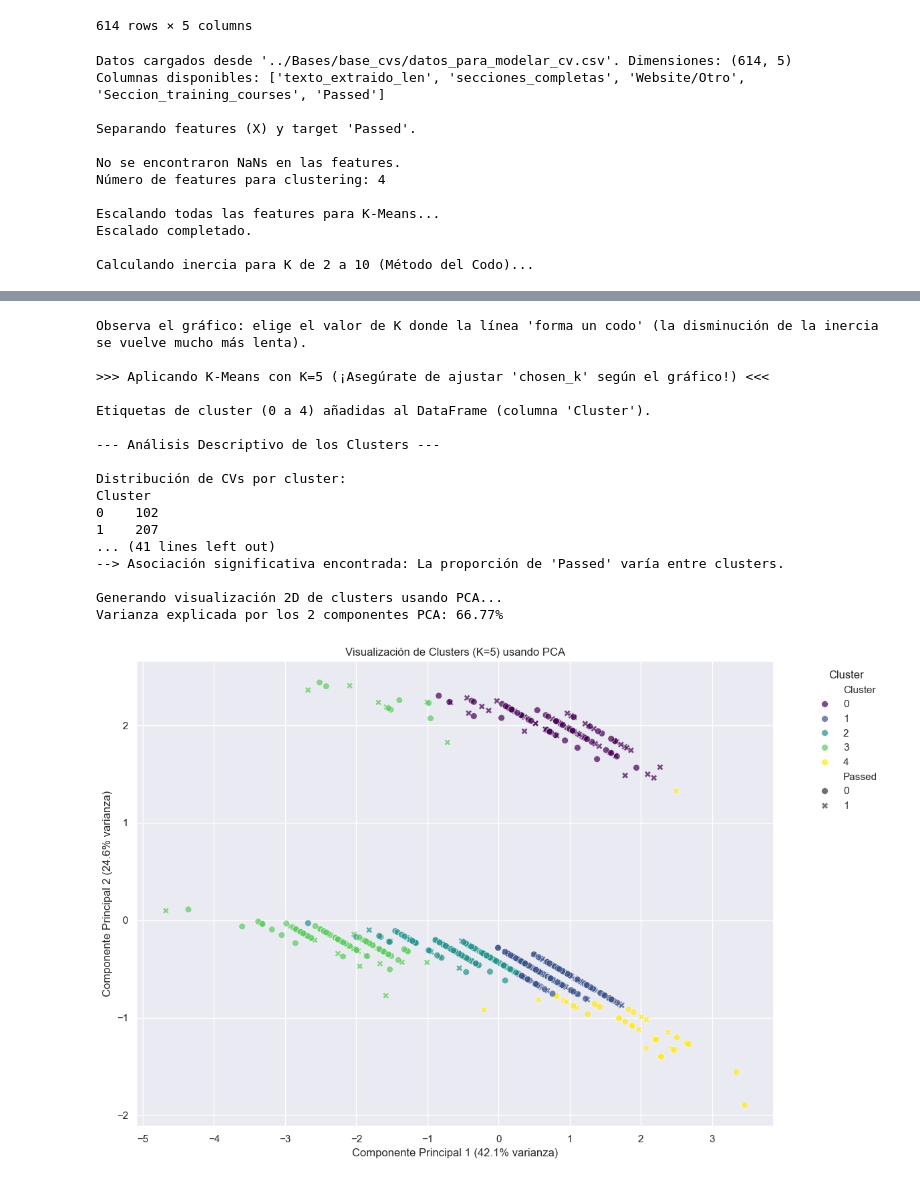
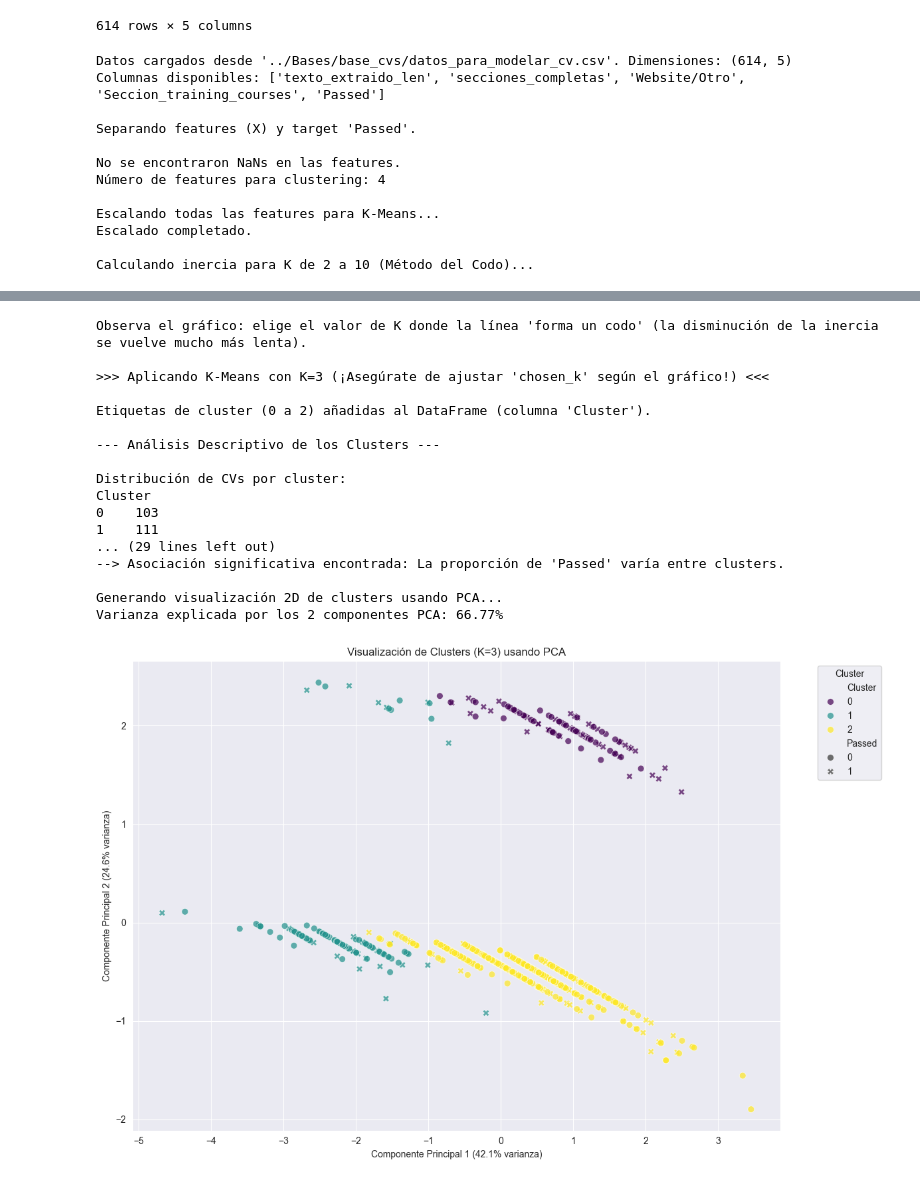
Before and after one commit to mastervecino/ProyectoFinalMaestria, a Jupyter notebook: Modelado/Clustering y PCA.ipynb, the cells around one changed output, grey strips where cells are left out. Drawn from its saved outputs; the diff is of its cells as text; code cells hidden in the pictures.

```diff
--- a/Modelado/Clustering y PCA.ipynb
+++ b/Modelado/Clustering y PCA.ipynb
@@ -304,7 +304,7 @@ if df_cluster_orig is not None:
 
     # --- 5. Aplicar K-Means con K elegido ---
     # *** AJUSTA EL VALOR DE 'chosen_k' BASADO EN EL GRÁFICO DEL CODO ***
-    chosen_k = 3  # Ejemplo: Elegir 4 clusters. ¡CAMBIA ESTO!
+    chosen_k = 4  # Ejemplo: Elegir 4 clusters. ¡CAMBIA ESTO!
     print(f"\n>>> Aplicando K-Means con K={chosen_k} (¡Asegúrate de ajustar 'chosen_k' según el gráfico!) <<<")
 
     kmeans_final = KMeans(n_clusters=chosen_k, random_state=42, n_init=10)
@@ -790,7 +814,7 @@ if df_cluster_orig is not None:
 
     # --- 5. Aplicar K-Means con K elegido ---
     # *** AJUSTA EL VALOR DE 'chosen_k' BASADO EN EL GRÁFICO DEL CODO ***
-    chosen_k = 5  # Ejemplo: Elegir 4 clusters. ¡CAMBIA ESTO!
+    chosen_k = 3  # Ejemplo: Elegir 4 clusters. ¡CAMBIA ESTO!
     print(f"\n>>> Aplicando K-Means con K={chosen_k} (¡Asegúrate de ajustar 'chosen_k' según el gráfico!) <<<")
 
     kmeans_final = KMeans(n_clusters=chosen_k, random_state=42, n_init=10)
@@ -892,18 +916,18 @@ Calculando inercia para K de 2 a 10 (Método del Codo)...
 Observa el gráfico: elige el valor de K donde la línea 'forma un codo' (la disminución de la inercia se vuelve mucho más lenta).
 
->>> Aplicando K-Means con K=5 (¡Asegúrate de ajustar 'chosen_k' según el gráfico!) <<<
+>>> Aplicando K-Means con K=3 (¡Asegúrate de ajustar 'chosen_k' según el gráfico!) <<<
 
-Etiquetas de cluster (0 a 4) añadidas al DataFrame (columna 'Cluster').
+Etiquetas de cluster (0 a 2) añadidas al DataFrame (columna 'Cluster').
 
 --- Análisis Descriptivo de los Clusters ---
 
 Distribución de CVs por cluster:
 Cluster
-0    102
-1    207
-... (41 lines left out)
+0    103
+1    111
+... (29 lines left out)
 --> Asociación significativa encontrada: La proporción de 'Passed' varía entre clusters.
 
 Generando visualización 2D de clusters usando PCA...
 Varianza explicada por los 2 componentes PCA: 66.77%
-[figure, old version]
+[figure, new version]
```
Also changed, not shown: parts of 12 cells of this notebook.
